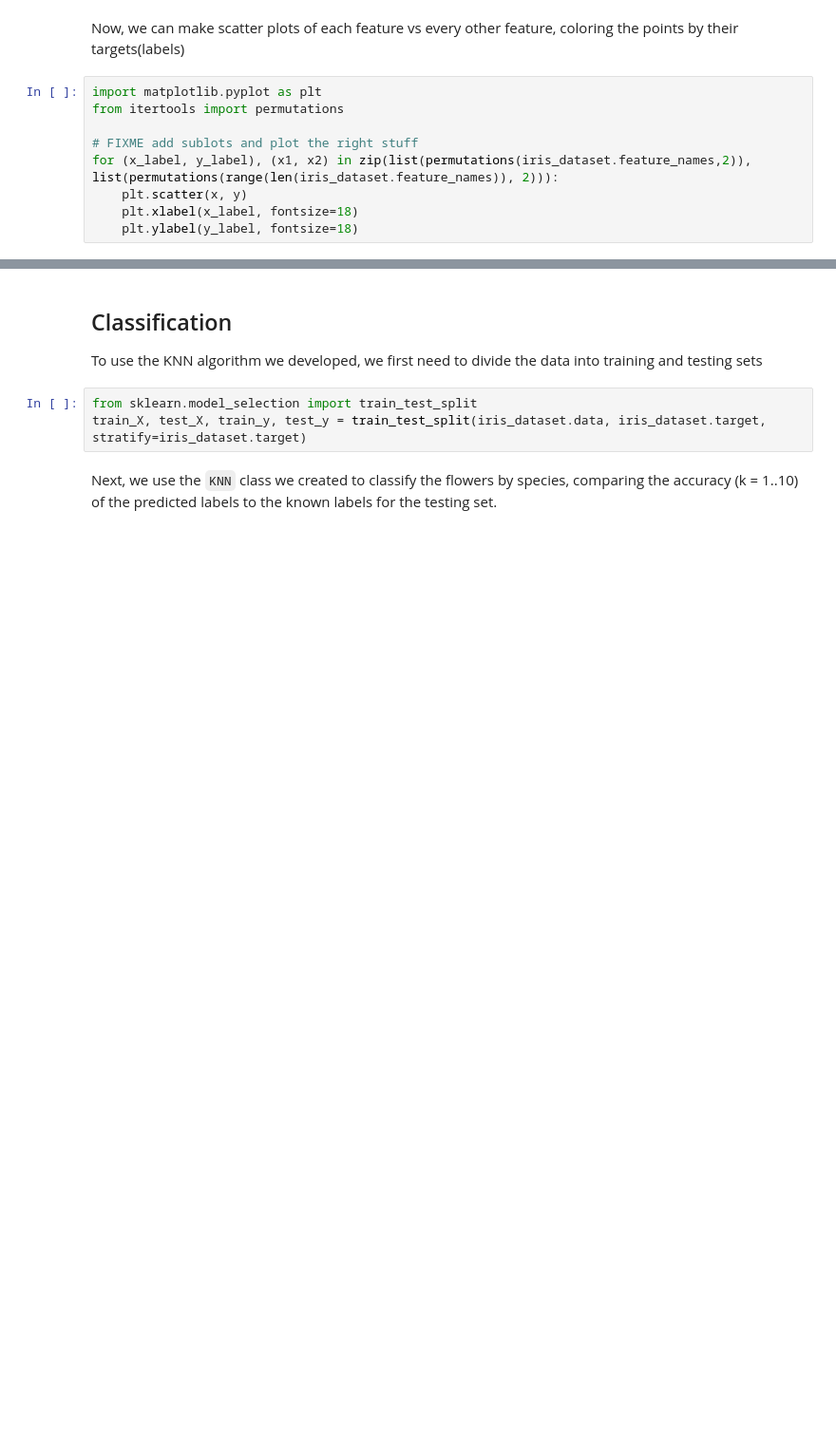
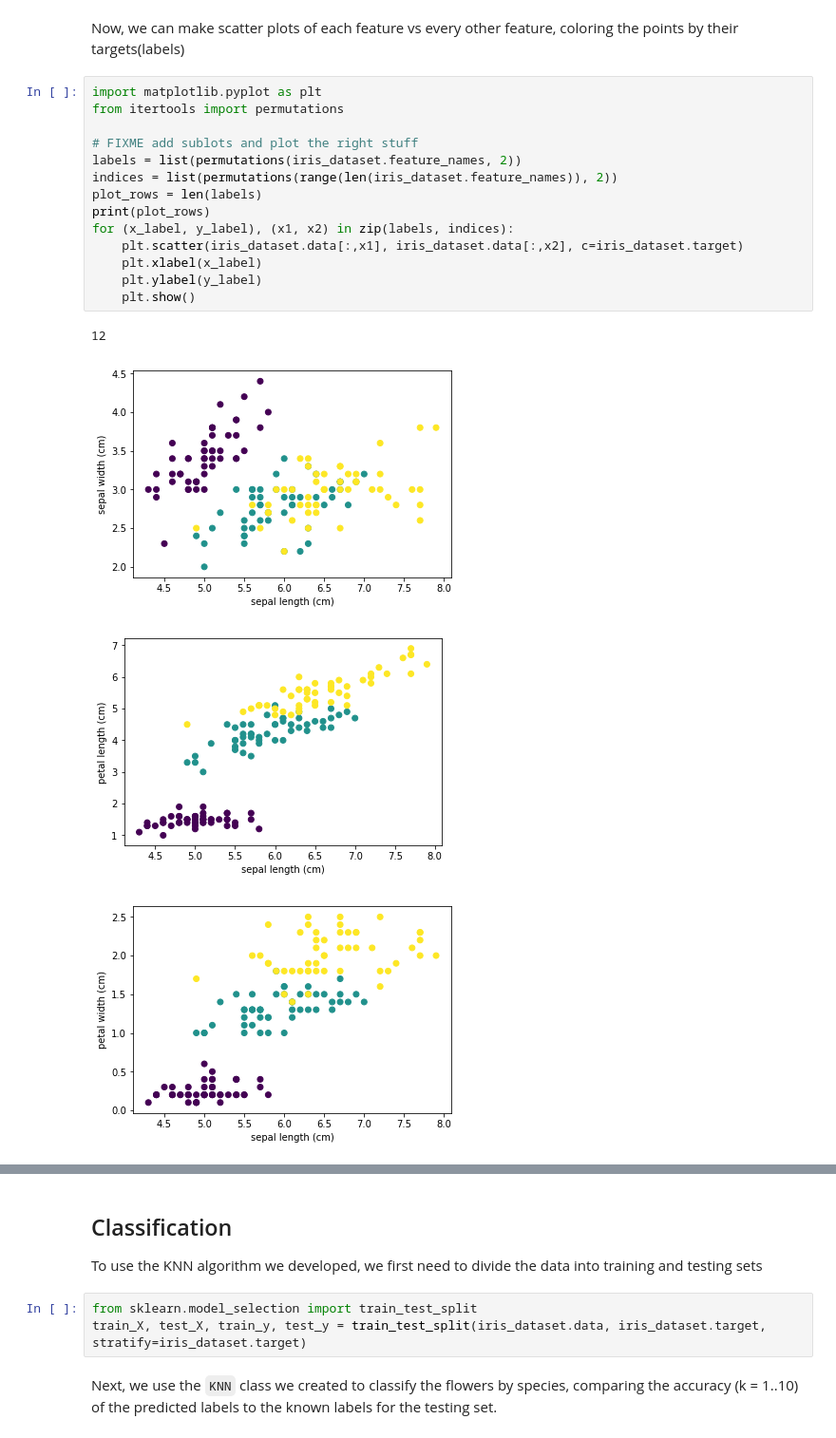
Before and after one commit to rockboynton/Machine-Learning, a Jupyter notebook: Lab2/boynton_lab02.ipynb, the cells around one changed output, grey strips where cells are left out. Shown at 95% size. Drawn from its saved outputs; the diff is of its cells as text; blank space fills up the shorter version.

Commit message:
Plot each feature vs other features

```diff
--- a/Lab2/boynton_lab02.ipynb
+++ b/Lab2/boynton_lab02.ipynb
@@ -31,9 +33,19 @@ Now, we can make scatter plots of each feature vs every other feature, coloring
 # %%
 import matplotlib.pyplot as plt
 from itertools import permutations
 
 # FIXME add sublots and plot the right stuff
-for (x_label, y_label), (x1, x2) in zip(list(permutations(iris_dataset.feature_names,2)), list(permutations(range(len(iris_dataset.feature_names)), 2))):
-    plt.scatter(x, y)
-    plt.xlabel(x_label, fontsize=18)
-    plt.ylabel(y_label, fontsize=18)
+labels = list(permutations(iris_dataset.feature_names, 2))
+indices = list(permutations(range(len(iris_dataset.feature_names)), 2))
+plot_rows = len(labels)
+print(plot_rows)
+for (x_label, y_label), (x1, x2) in zip(labels, indices):
+    plt.scatter(iris_dataset.data[:,x1], iris_dataset.data[:,x2], c=iris_dataset.target)
+    plt.xlabel(x_label)
+    plt.ylabel(y_label)
+    plt.show()
+# %% [output]
+12
+[figure, added]
+[figure, added]
+[figure, added]
```
Also changed, not shown: parts of 3 cells of this notebook.
